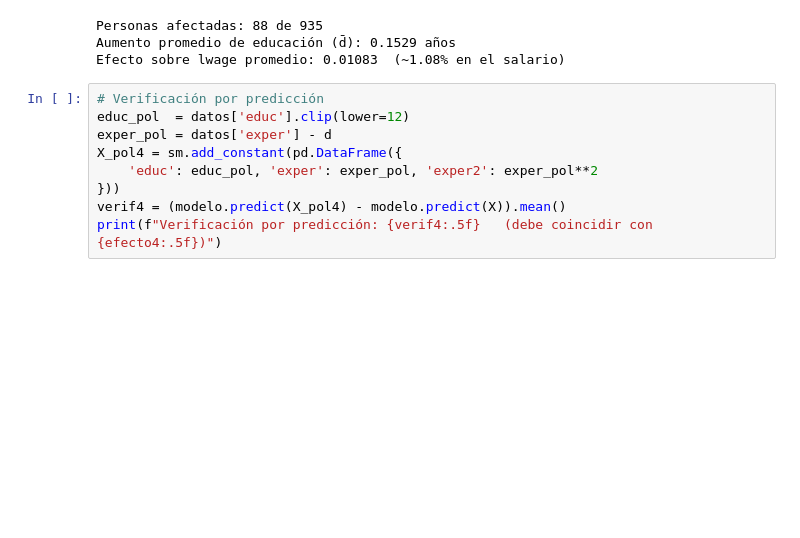
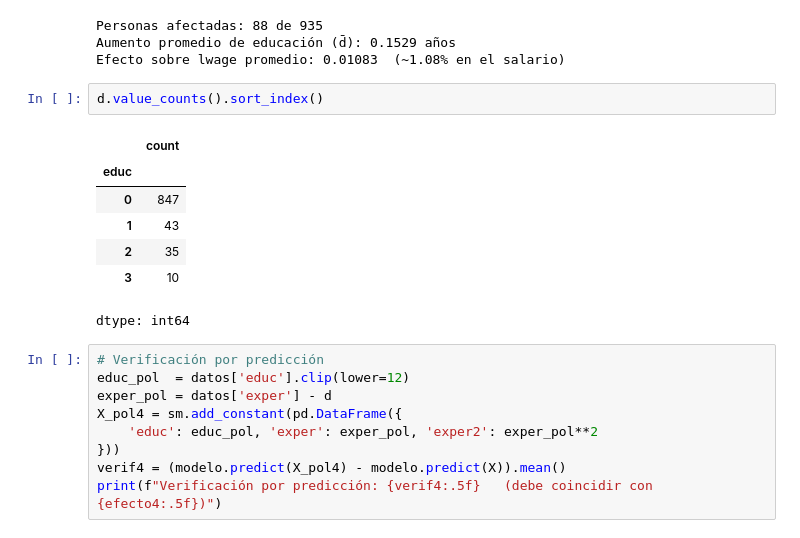
Before and after one commit to sebabecerra/Econometria-II-DEN, a Jupyter notebook: Tarea1_EconometriaII.ipynb, the cells around one changed output. Saved outputs shown, nothing was run; the diff lists cells and outputs as text; blank space fills up the shorter version.

```diff
--- a/Tarea1_EconometriaII.ipynb
+++ b/Tarea1_EconometriaII.ipynb
@@ -222,6 +259,16 @@ print(f"Efecto sobre lwage promedio: {efecto4:.5f}  (~{100*efecto4:.2f}% en el s
 Personas afectadas: 88 de 935
 Aumento promedio de educación (d̄): 0.1529 años
 Efecto sobre lwage promedio: 0.01083  (~1.08% en el salario)
+# %%
+d.value_counts().sort_index()
+# %% [output]
+|  | count |
+| educ |  |
+| 0 | 847 |
+| 1 | 43 |
+| 2 | 35 |
+| 3 | 10 |
+dtype: int64
 # %%
 # Verificación por predicción
 educ_pol  = datos['educ'].clip(lower=12)
```
Also changed, not shown: parts of 6 cells of this notebook.
